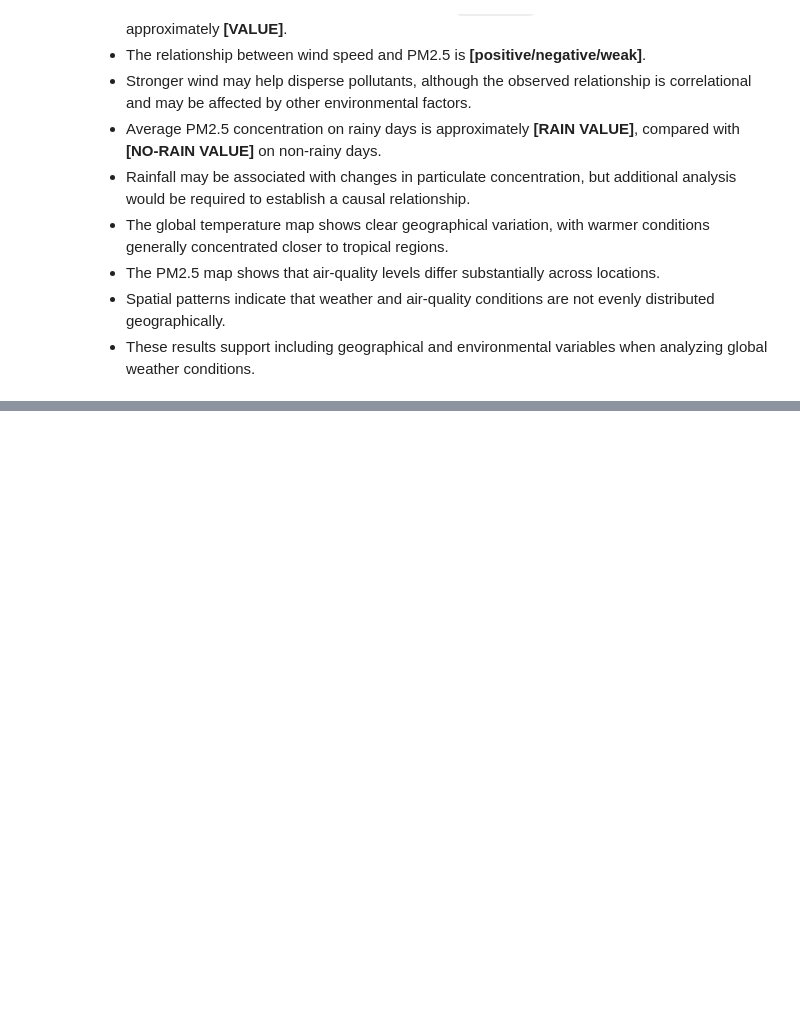
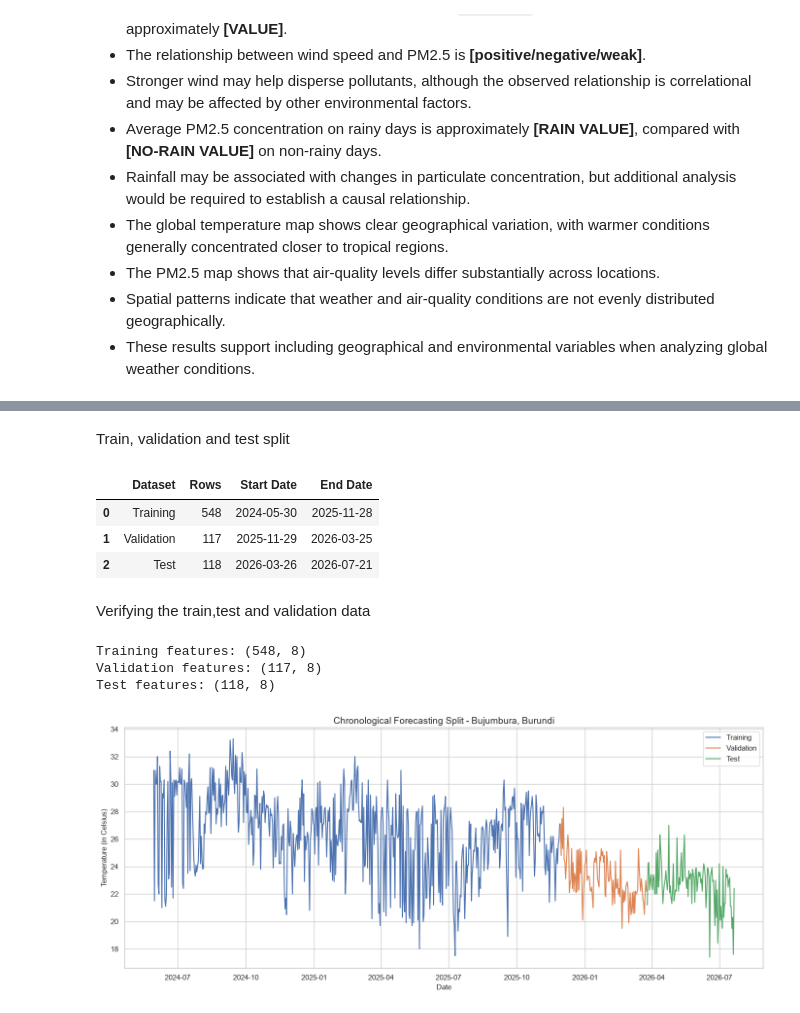
Before and after one commit to rajaraman04/Weather-Forecasting, a Jupyter notebook: weather_trend_forecasting.ipynb, the cells around one changed output, grey strips where cells are left out. Cells and saved outputs as stored; diff of their text form; code cells hidden in the pictures; blank space fills up the shorter version.

Commit message:
Implemented Baseline forecasting model

```diff
--- a/weather_trend_forecasting.ipynb
+++ b/weather_trend_forecasting.ipynb
@@ -1924,0 +1996,3 @@ display(airq_summary)
+# %%
+forecast_df["rolling_mean_7"] = forecast_df[TARGET_COLUMN].shift(1).rolling(window=7).mean()
+forecast_df["rolling_std_7"] = forecast_df[TARGET_COLUMN].shift(1).rolling(window=7).std()
@@ -1924,0 +2001,4 @@ display(airq_summary)
+# %%
+forecast_df["month"] = forecast_df["observation_date"].dt.month
+forecast_df["day_of_year"]=forecast_df["observation_date"].dt.dayofyear
+forecast_df["day_of_week"] =forecast_df["observation_date"].dt.dayofweek
@@ -1924,0 +2007,4 @@ display(airq_summary)
+# %%
+forecast_model_data =forecast_df.dropna().reset_index(drop=True)
+print(f"Rows available for model training: "f"{len(forecast_model_data):,}")
+display(forecast_model_data.head())
@@ -1924,0 +2036,48 @@ display(airq_summary)
+# %% [markdown]
+Train, validation and test split
+# %%
+total_rows = len(forecast_model_data)
+train_end = int(total_rows*0.70)
+validation_end = int(total_rows*0.85)
+train_data = forecast_model_data.iloc[:train_end].copy()
+validation_data = forecast_model_data.iloc[train_end:validation_end].copy()
+test_data = forecast_model_data.iloc[validation_end:].copy()
+split_summary = pd.DataFrame({"Dataset": ["Training","Validation","Test"],
+    "Rows": [len(train_data),len(validation_data),len(test_data)],
+    "Start Date": [train_data["observation_date"].min(),validation_data["observation_date"].min(),test_data["observation_date"].min()],
+    "End Date": [train_data["observation_date"].max(),validation_data["observation_date"].max(),test_data["observation_date"].max()]})
+display(split_summary)
+# %% [output]
+|  | Dataset | Rows | Start Date | End Date |
+| 0 | Training | 548 | 2024-05-30 | 2025-11-28 |
+| 1 | Validation | 117 | 2025-11-29 | 2026-03-25 |
+| 2 | Test | 118 | 2026-03-26 | 2026-07-21 |
+# %% [markdown]
+Verifying the train,test and validation data
+# %%
+X_train = train_data[FEATURE_COLUMNS]
+y_train = train_data[TARGET_COLUMN]
+X_validation = validation_data[FEATURE_COLUMNS]
+y_validation = validation_data[TARGET_COLUMN]
+X_test = test_data[FEATURE_COLUMNS]
+y_test = test_data[TARGET_COLUMN]
+print("Training features:", X_train.shape)
+print("Validation features:", X_validation.shape)
+print("Test features:", X_test.shape)
+# %% [output]
+Training features: (548, 8)
+Validation features: (117, 8)
+Test features: (118, 8)
+# %%
+plt.figure(figsize=(14, 6))
+plt.plot(train_data["observation_date"],train_data[TARGET_COLUMN],label="Training")
+plt.plot(validation_data["observation_date"],validation_data[TARGET_COLUMN],label="Validation")
+plt.plot(test_data["observation_date"],test_data[TARGET_COLUMN],label="Test")
+plt.title(f"Chronological Forecasting Split - "f"{FORECAST_CITY}, {FORECAST_COUNTRY}")
+plt.xlabel("Date")
+plt.ylabel("Temperature (in Celsius)")
+plt.legend()
+plt.tight_layout()
+plt.show()
+# %% [output]
+[figure, added]
```
Also changed, not shown: parts of 29 cells of this notebook.
